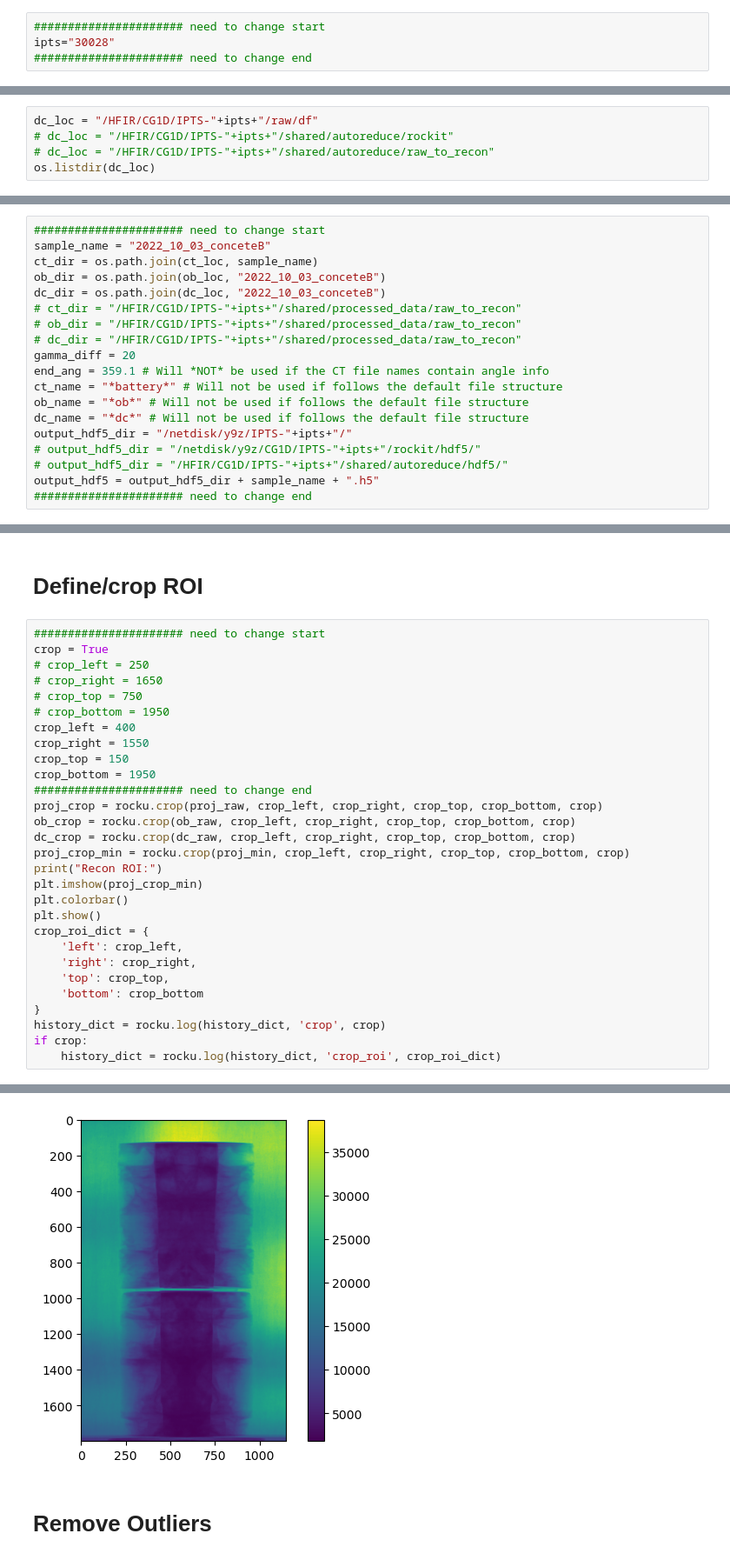
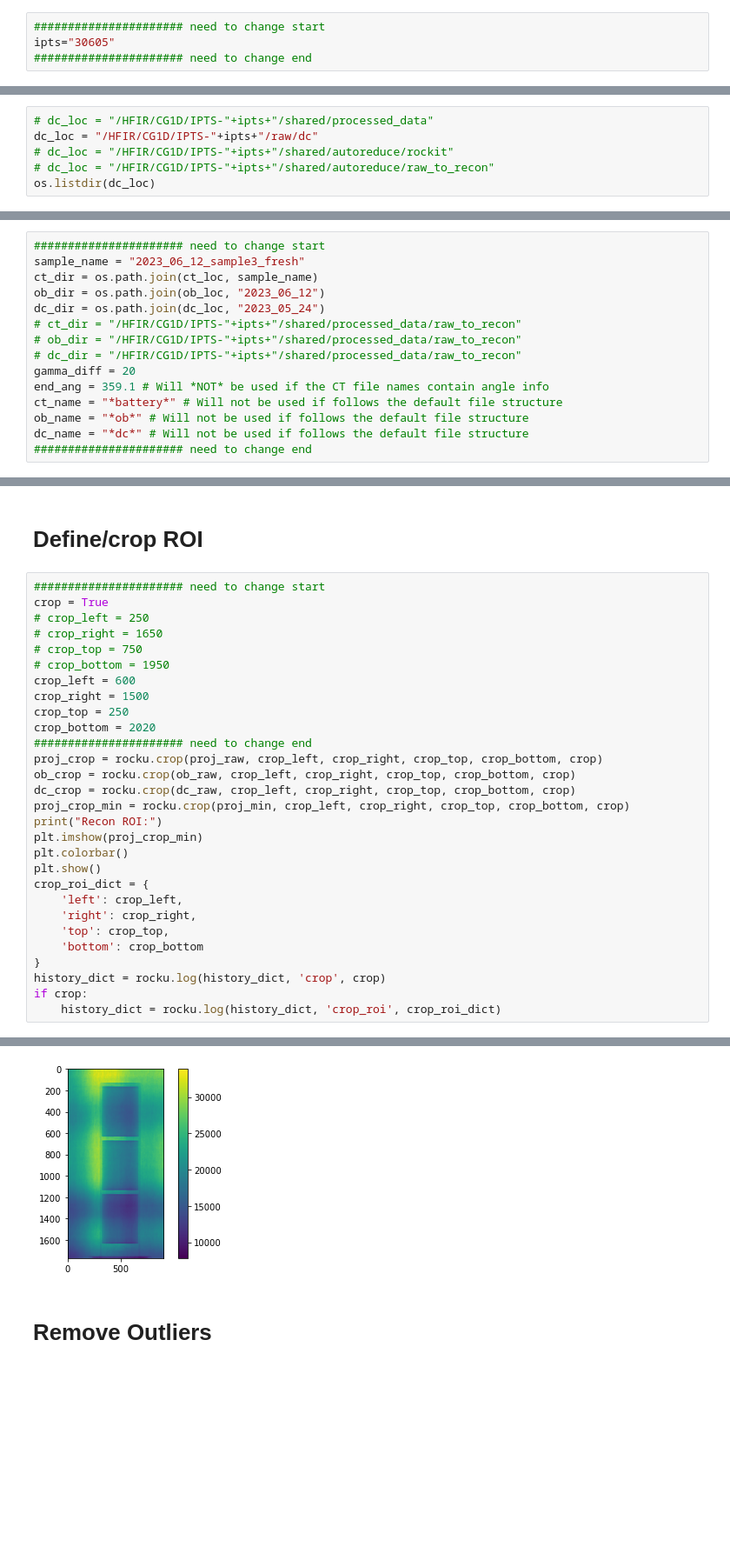
Before and after one commit to zhangy6x/research_stuff, a Jupyter notebook: jupyter_notebooks/norm_recon/rockit_recon_master.ipynb, the cells around one changed output, grey strips where cells are left out. Shown at 87% size. Drawn from its saved outputs; the diff is of its cells as text; blank space fills up the shorter version.

```diff
--- a/jupyter_notebooks/norm_recon/rockit_recon_master.ipynb
+++ b/jupyter_notebooks/norm_recon/rockit_recon_master.ipynb
@@ -34,7 +34,7 @@ ncore
 # Workflow starts here!
 # %%
 ###################### need to change start
-ipts="30028"
+ipts="30605"
 ###################### need to change end
 # %% [markdown]
 ## Find CT scan location
@@ -57,7 +62,8 @@ os.listdir(ob_loc)
 # %% [markdown]
 ## Find DC location
 # %%
-dc_loc = "/HFIR/CG1D/IPTS-"+ipts+"/raw/df"
+# dc_loc = "/HFIR/CG1D/IPTS-"+ipts+"/shared/processed_data"
+dc_loc = "/HFIR/CG1D/IPTS-"+ipts+"/raw/dc"
 # dc_loc = "/HFIR/CG1D/IPTS-"+ipts+"/shared/autoreduce/rockit"
 # dc_loc = "/HFIR/CG1D/IPTS-"+ipts+"/shared/autoreduce/raw_to_recon"
 os.listdir(dc_loc)
@@ -66,9 +72,9 @@ os.listdir(dc_loc)
 # %%
 ###################### need to change start
-sample_name = "2022_10_03_conceteB"
+sample_name = "2023_06_12_sample3_fresh"
 ct_dir = os.path.join(ct_loc, sample_name)
-ob_dir = os.path.join(ob_loc, "2022_10_03_conceteB")
-dc_dir = os.path.join(dc_loc, "2022_10_03_conceteB")
+ob_dir = os.path.join(ob_loc, "2023_06_12")
+dc_dir = os.path.join(dc_loc, "2023_05_24")
 # ct_dir = "/HFIR/CG1D/IPTS-"+ipts+"/shared/processed_data/raw_to_recon"
 # ob_dir = "/HFIR/CG1D/IPTS-"+ipts+"/shared/processed_data/raw_to_recon"
 # dc_dir = "/HFIR/CG1D/IPTS-"+ipts+"/shared/processed_data/raw_to_recon"
@@ -77,10 +83,6 @@ end_ang = 359.1 # Will *NOT* be used if the CT file names contain angle info
 ct_name = "*battery*" # Will not be used if follows the default file structure
 ob_name = "*ob*" # Will not be used if follows the default file structure
 dc_name = "*dc*" # Will not be used if follows the default file structure
-output_hdf5_dir = "/netdisk/y9z/IPTS-"+ipts+"/"
-# output_hdf5_dir = "/netdisk/y9z/CG1D/IPTS-"+ipts+"/rockit/hdf5/"
-# output_hdf5_dir = "/HFIR/CG1D/IPTS-"+ipts+"/shared/autoreduce/hdf5/"
-output_hdf5 = output_hdf5_dir + sample_name + ".h5"
 ###################### need to change end
 # %% [markdown]
 # Load all data files (CT, OB and DC)
@@ -128,35 +130,35 @@ plt.show()
 # %%
 ###################### need to change start
 crop = True
 # crop_left = 250
 # crop_right = 1650
 # crop_top = 750
 # crop_bottom = 1950
-crop_left = 400
-crop_right = 1550
-crop_top = 150
-crop_bottom = 1950
+crop_left = 600
+crop_right = 1500
+crop_top = 250
+crop_bottom = 2020
 ###################### need to change end
 proj_crop = rocku.crop(proj_raw, crop_left, crop_right, crop_top, crop_bottom, crop)
 ob_crop = rocku.crop(ob_raw, crop_left, crop_right, crop_top, crop_bottom, crop)
 dc_crop = rocku.crop(dc_raw, crop_left, crop_right, crop_top, crop_bottom, crop)
 proj_crop_min = rocku.crop(proj_min, crop_left, crop_right, crop_top, crop_bottom, crop)
 print("Recon ROI:")
 plt.imshow(proj_crop_min)
 plt.colorbar()
 plt.show()
 crop_roi_dict = {
     'left': crop_left,
     'right': crop_right,
     'top': crop_top,
     'bottom': crop_bottom
 }
 history_dict = rocku.log(history_dict, 'crop', crop)
 if crop:
     history_dict = rocku.log(history_dict, 'crop_roi', crop_roi_dict)
 # %% [output]
 Recon ROI:
-[figure, old version]
+[figure, new version]
 # %% [markdown]
 # Remove Outliers
 # %%
```
Also changed, not shown: parts of 42 cells of this notebook, 4 other files.
